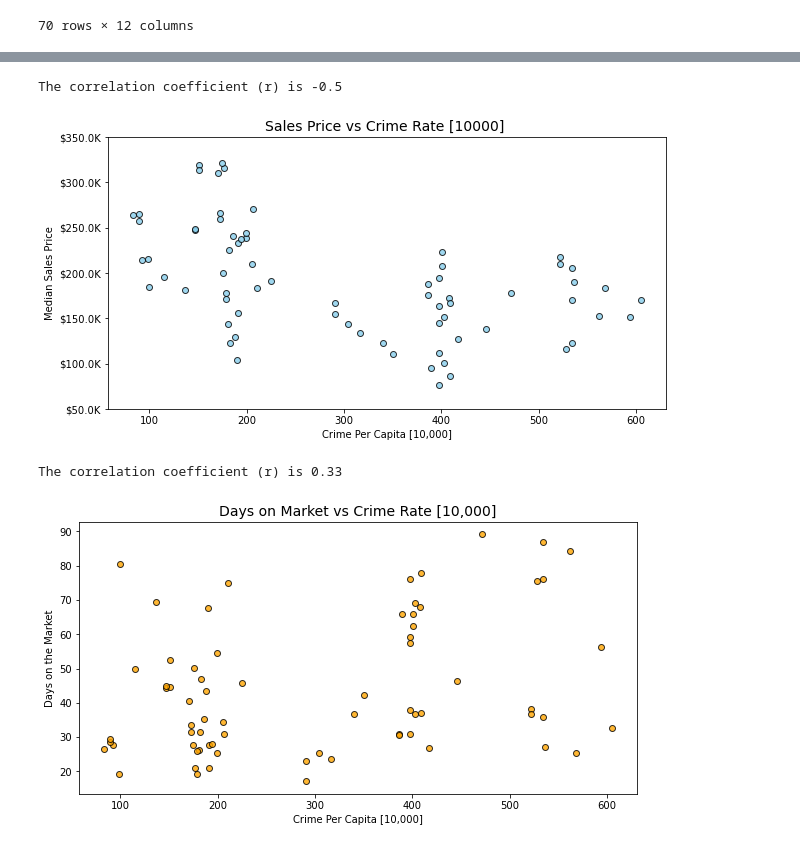
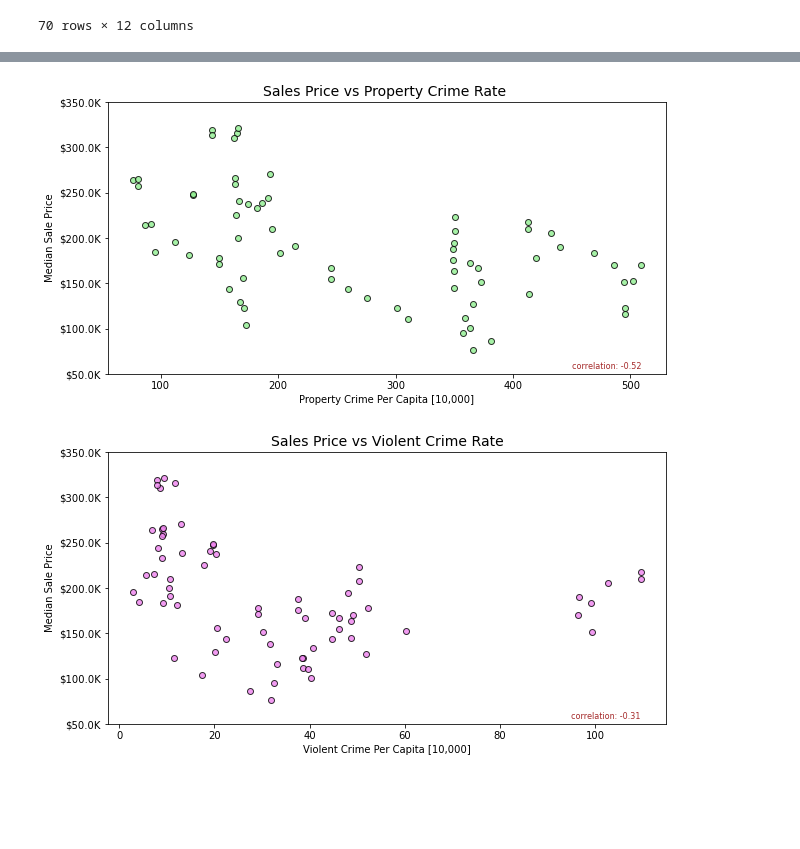
Before and after one commit to andresocorro/project_1, a Jupyter notebook: src_files/CrimeHousingMarketAnalysis.ipynb, the cells around one changed output, grey strips where cells are left out. Drawn from its saved outputs; the diff is of its cells as text; code cells hidden in the pictures; blank space fills up the shorter version.

Commit message:
make modifications to graphs

```diff
--- a/src_files/CrimeHousingMarketAnalysis.ipynb
+++ b/src_files/CrimeHousingMarketAnalysis.ipynb
@@ -101,56 +199,63 @@ crimeDF
 # %%
-x_values = crimeDF['Total Crime Per Capita [10,000]']
+#scatter plot mapping violent crime with Price
+
+x_values = crimeDF['Property Crime Per Capita [10,000]']
 y_values = crimeDF['Median Sale Price']
 plt.figure(figsize=(10,5))
-plt.scatter(x_values,y_values, alpha=0.8, color ='skyblue', marker="o", edgecolor="black")
+plt.scatter(x_values,y_values, alpha=0.8, color ='lightgreen', marker="o", edgecolor="black")
 
 # Add labels
-plt.xlabel('Crime Per Capita [10,000]')
-plt.ylabel('Median Sales Price')
+plt.xlabel('Property Crime Per Capita [10,000]')
+plt.ylabel('Median Sale Price')
+
+#add title
+plt.title("Sales Price vs Property Crime Rate ", fontsize=14)
 
 # add tick labels
-
 locs, labels = plt.yticks()
-
 yLabels =('$' + str(float(x/1000.0)) + 'K' for x in locs)
 plt.yticks(locs,yLabels )
 
-#add title
-plt.title("Sales Price vs Crime Rate [10000] ", fontsize=14)
+# get correlation coefficient
+correlation = sts.pearsonr(crimeDF['Property Crime Per Capita [10,000]'], crimeDF['Median Sale Price'])
 
-# get correlation coefficient
-correlation = sts.pearsonr(crimeDF['Total Crime Per Capita [10,000]'], crimeDF['Median Sale Price'])
-
-print(f"The correlation coefficient (r) is {round(correlation[0],2)}")
+cText = f"correlation: {round(correlation[0],2)}"
+plt.text(450,55000,cText, fontsize=8,color="brown")
 
 # Save the plotted figures as .pngs
-output_path = os.path.join("..", "Images", "Crime Vs Sales Price [10000].png")
+output_path = os.path.join("..", "Images", "Property Crime Vs Sales Price.png")
 plt.savefig(output_path)
 # %% [output]
-The correlation coefficient (r) is -0.5
-[figure, old version]
+[figure, new version]
 # %%
-#scatter plot mapping crime with DOM
+#scatter plot mapping violent crime with Price
 
-x_values = crimeDF['Total Crime Per Capita [10,000]']
-y_values = crimeDF['DOM']
+x_values = crimeDF['Violent Crime Per Capita [10,000]']
+y_values = crimeDF['Median Sale Price']
 plt.figure(figsize=(10,5))
-plt.scatter(x_values,y_values, alpha=0.8, color ='orange', marker="o", edgecolor="black")
+plt.scatter(x_values,y_values, alpha=0.8, color ='violet', marker="o", edgecolor="black")
 
 # Add labels
-plt.xlabel('Crime Per Capita [10,000]')
-plt.ylabel('Days on the Market')
+plt.xlabel('Violent Crime Per Capita [10,000]')
+plt.ylabel('Median Sale Price')
 
 #add title
-plt.title("Days on Market vs Crime Rate [10,000]", fontsize=14)
+plt.title("Sales Price vs Violent Crime Rate", fontsize=14)
+
+# get correlation coefficient
+correlation = sts.pearsonr(crimeDF['Violent Crime Per Capita [10,000]'], crimeDF['Median Sale Price'])
+
+cText = f"correlation: {round(correlation[0],2)}"
+plt.text(95,55000,cText, fontsize=8,color="brown")
+
+# add tick labels
+locs, labels = plt.yticks()
+yLabels =('$' + str(float(x/1000.0)) + 'K' for x in locs)
+plt.yticks(locs,yLabels )
+
 
 # Save the plotted figures as .pngs
-output_path = os.path.join("..", "Images", "Crime Vs Days on Market.png")
+output_path = os.path.join("..", "Images", "Violent Crime Vs Sales Price.png")
 plt.savefig(output_path)
-
-# get correlation coefficient
-correlation = sts.pearsonr(crimeDF['Total Crime Per Capita [10,000]'], crimeDF['DOM'])
-print(f"The correlation coefficient (r) is {round(correlation[0],2)}")
 # %% [output]
-The correlation coefficient (r) is 0.33
-[figure, old version]
+[figure, new version]
```
Also changed, not shown: parts of 4 cells of this notebook, 12 other files.
